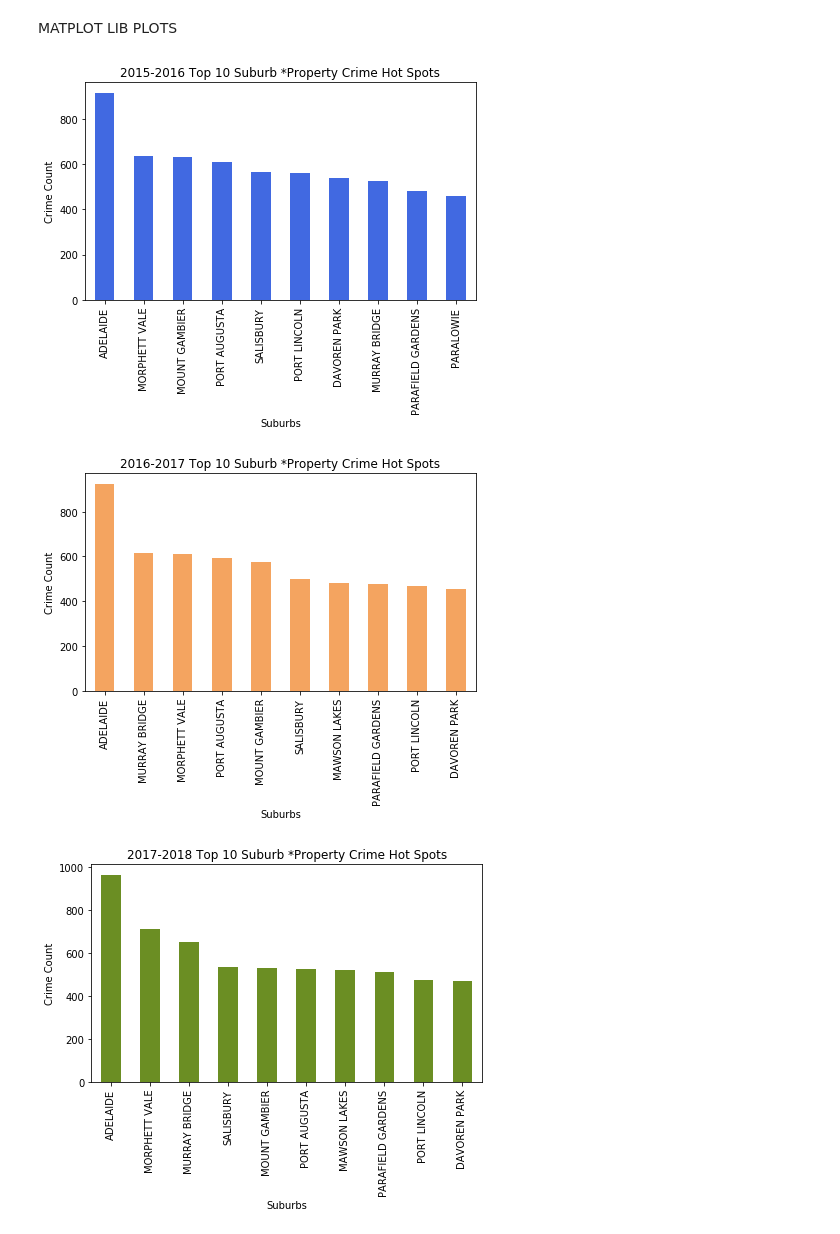
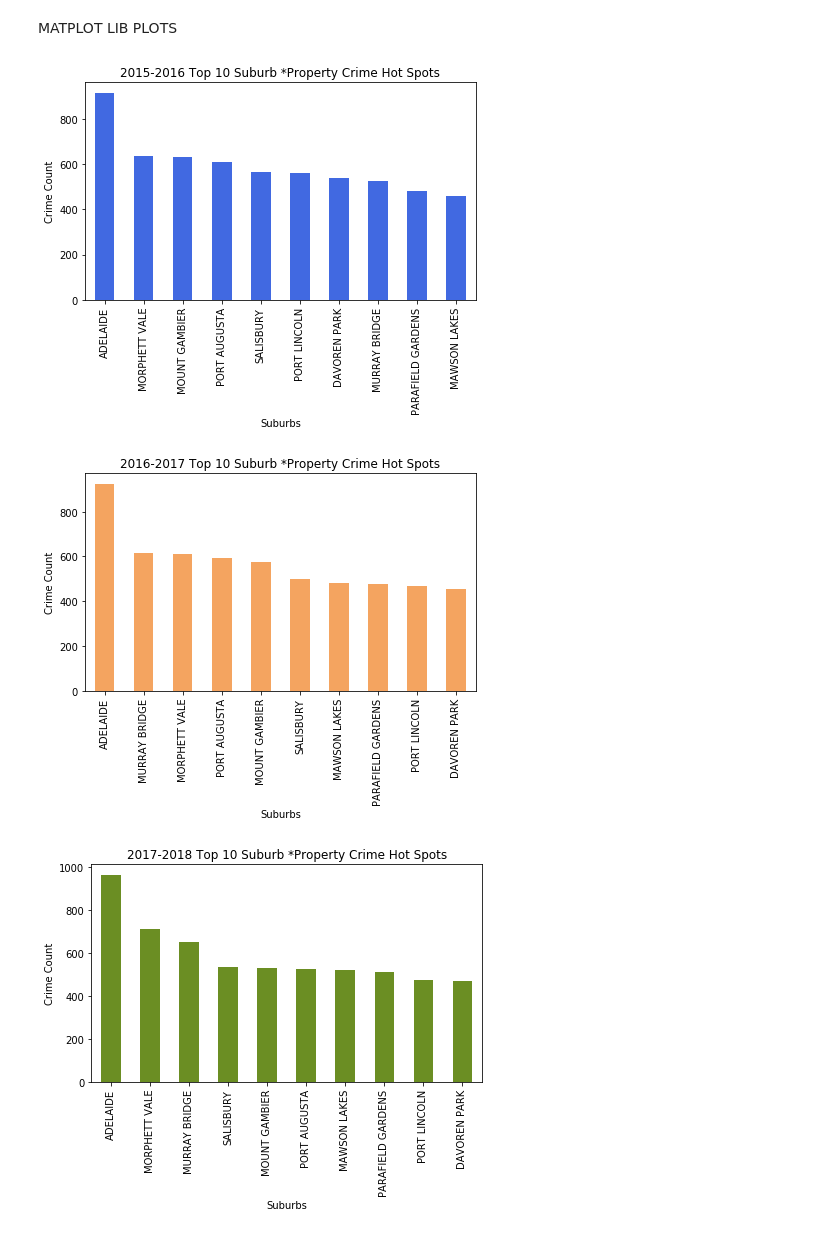
Before and after one commit to Sprettle/Chevrolet-Chilis, a Jupyter notebook: suburb_crime.ipynb, the cells around one changed output. Saved outputs shown, nothing was run; the diff lists cells and outputs as text; code cells hidden in the pictures.

```diff
--- a/suburb_crime.ipynb
+++ b/suburb_crime.ipynb
@@ -530,7 +546,7 @@ plt.xlabel("Suburbs")
 plt.ylabel("Crime Count")
 
 #Use DataFrame.plot() in order to create a bar chart of the data
-y15_16_top20_crime_suburbs.plot(kind="bar", figsize=(7,4), rot=90, color="royalblue",width=0.5);
+y15_16_top10_crime_suburbs.plot(kind="bar", figsize=(7,4), rot=90, color="royalblue",width=0.5);
 
 #Save figure
 plt.savefig("Graph_Results/y15_16_top20_crime_suburbs.png",bbox_inches="tight")
@@ -544,10 +560,10 @@ plt.xlabel("Suburbs")
 plt.ylabel("Crime Count")
 
 #Use DataFrame.plot() in order to create a bar chart of the data
-y16_17_top20_crime_suburbs.plot(kind="bar", figsize=(7,4), rot=90, color="sandybrown",width=0.5);
+y16_17_top10_crime_suburbs.plot(kind="bar", figsize=(7,4), rot=90, color="sandybrown",width=0.5);
 
 #Save figure
-plt.savefig("Graph_Results/y16_17_top20_crime_suburbs.png",bbox_inches="tight")
+plt.savefig("Graph_Results/y16_17_top10_crime_suburbs.png",bbox_inches="tight")
 plt.show()
 
 #--------------------
@@ -558,46 +574,46 @@ plt.xlabel("Suburbs")
 plt.ylabel("Crime Count")
 
 #Use DataFrame.plot() in order to create a bar chart of the data
-y17_18_top20_crime_suburbs.plot(kind="bar", figsize=(7,4), rot=90, color="olivedrab",width=0.5);
+y17_18_top10_crime_suburbs.plot(kind="bar", figsize=(7,4), rot=90, color="olivedrab",width=0.5);
 
 #Save figure
-plt.savefig("Graph_Results/y17_18_top20_crime_suburbs.png",bbox_inches="tight")
+plt.savefig("Graph_Results/y17_18_top10_crime_suburbs.png",bbox_inches="tight")
 plt.show()
 
 #--------------------
 
 # Set a title for the chart
 plt.title("2018-2019 Top 10 Suburb *Property Crime Hot Spots")
 plt.xlabel("Suburbs")
 plt.ylabel("Crime Count")
 
 #Use DataFrame.plot() in order to create a bar chart of the data
-y18_19_top20_crime_suburbs.plot(kind="bar", figsize=(7,4), rot=90, color="purple",width=0.5);
+y18_19_top10_crime_suburbs.plot(kind="bar", figsize=(7,4), rot=90, color="purple",width=0.5);
 
 #Save figure
 plt.savefig("Graph_Results/y18_19_top20_crime_suburbs.png",bbox_inches="tight")
 plt.show()
 
 #--------------------
 
 # Set a title for the chart
 plt.title("2019-2020 Top 10 Suburb *Property Crime Hot Spots")
 plt.xlabel("Suburbs")
 plt.ylabel("Crime Count")
 
 #Use DataFrame.plot() in order to create a bar chart of the data6
-y19_20_top20_crime_suburbs.plot(kind="bar", figsize=(7,4), rot=90, color="plum");
+y19_20_top0_crime_suburbs.plot(kind="bar", figsize=(7,4), rot=90, color="plum");
 
 #Save figure
 plt.savefig("Graph_Results/y19_20_top20_crime_suburbs.png",bbox_inches="tight")
 plt.show()
 
 #---------------------------------------------
 
 # df.B.plot(kind='bar',secondary_y=True)
 # plt.show()
 # %% [output]
-[figure, old version]
+[figure, new version]
 [figure]
 [figure]
 [figure]
```
Also changed, not shown: parts of 5 cells of this notebook, 5 other files.
